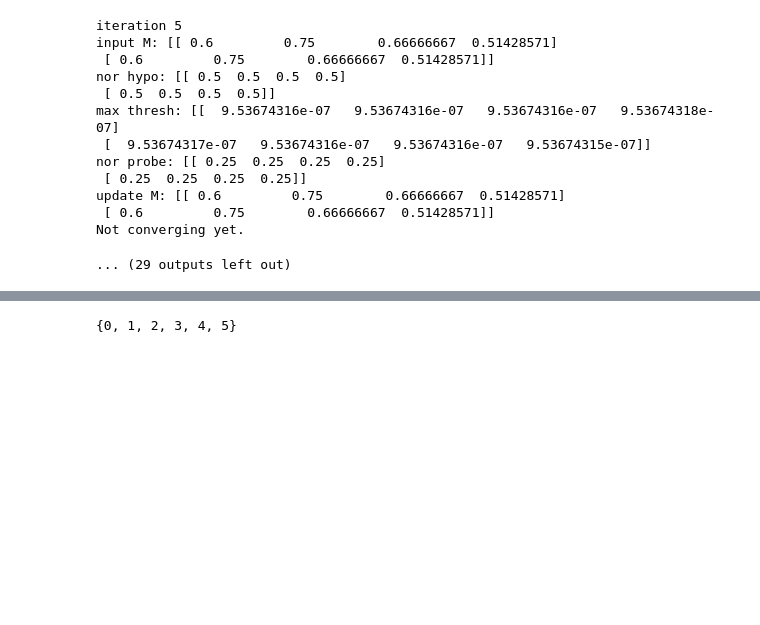
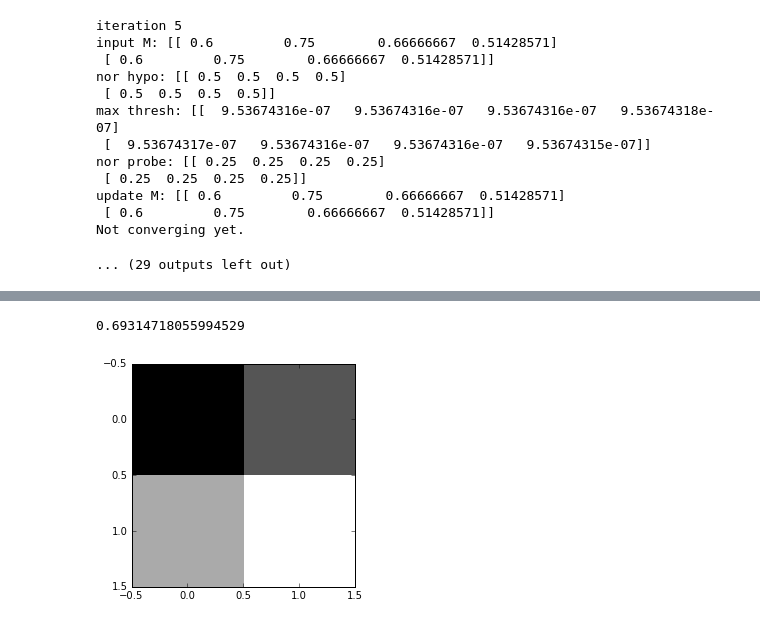
Before and after one commit to codeaudit/Explore-vs-Teach, a Jupyter notebook: exploreVsTeach.ipynb, the cells around one changed output, grey strips where cells are left out. Saved outputs shown, nothing was run; the diff lists cells and outputs as text; code cells hidden in the pictures; blank space fills up the shorter version.

```diff
--- a/exploreVsTeach.ipynb
+++ b/exploreVsTeach.ipynb
@@ -282,6 +219,18 @@ len(a)
-# %%
-x = {0,1,2}
-y = {3,4,5}
-(x-y).union(y-x)
-# %% [output]
-{0, 1, 2, 3, 4, 5}
+# %%
+from scipy.stats import entropy
+x = [0.5, 0.5, 0., 0.]
+entropy(x)
+# %% [output]
+0.69314718055994529
+# %%
+%matplotlib inline
+
+import numpy as np
+import matplotlib.pyplot as plt
+a = np.array([1,2,3,4])
+b = np.reshape(a,(2,2))
+b
+plt.imshow(b, interpolation="nearest", cmap="gray")
+plt.show()
+# %% [output]
+[figure, added]
```
Also changed, not shown: parts of 11 cells of this notebook, 10 other files.
